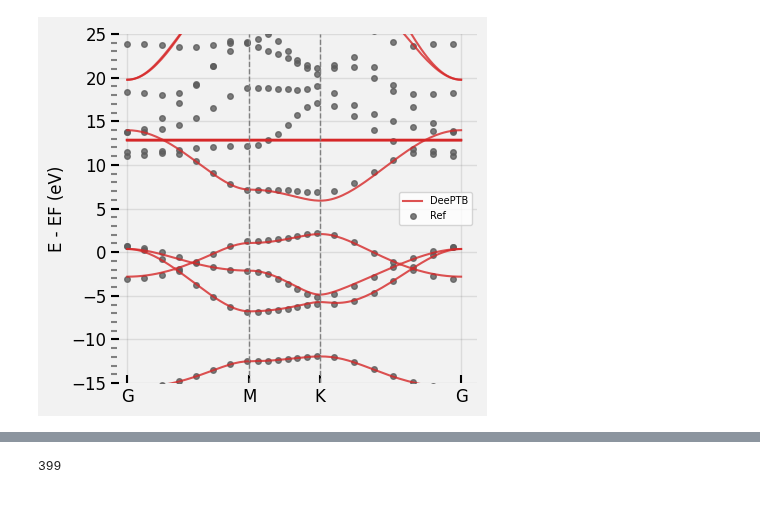
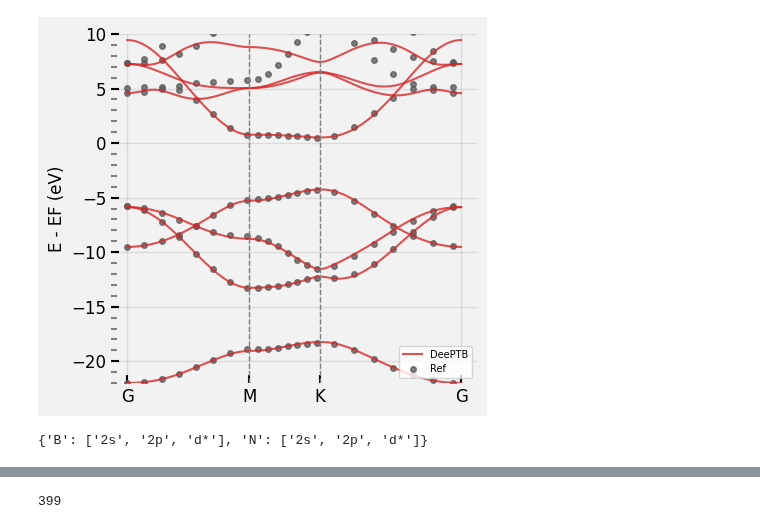
Before and after one commit to deepmodeling/DeePTB, a Jupyter notebook: examples/hBN_dftb/band_plot.ipynb, the cells around one changed output, grey strips where cells are left out. Cells and saved outputs as stored; diff of their text form; code cells hidden in the pictures.

Commit message:
📃 docs(dftb): Update hBN_dftb example with new data and input files

```diff
--- a/examples/hBN_dftb/band_plot.ipynb
+++ b/examples/hBN_dftb/band_plot.ipynb
@@ -17,22 +19,30 @@ import torch
 # %%
+from dptb.nn.build import build_model
+from dptb.utils.tools import j_loader
+from dptb.postprocess.bandstructure.band import Band
 
-model = build_model(checkpoint="./dfenv/checkpoint/mix.best.pth")
+
+model = build_model(checkpoint="./nnsk_eigvals/checkpoint/nnsk.ep500.pth")
 jdata = j_loader("./run/band.json")
 results_path = "./band_plot"
 kpath_kwargs = jdata["task_options"]
 stru_data = "./data/struct.vasp"
-AtomicData_options = {"r_max": 5.5,"er_max": 3.5, "oer_max":1.6, "pbc": True}
+AtomicData_options = {"r_max": 5.0,"er_max": 3.5, "oer_max":1.6, "pbc": True}
 
 bcal = Band(model=model,
             use_gui=False,
             results_path='./',
             device=model.device)
-bcal.get_bands(data=stru_data,
+eigenstatus = bcal.get_bands(data=stru_data,
                kpath_kwargs=kpath_kwargs,
                AtomicData_options=AtomicData_options)
 bcal.band_plot(ref_band = kpath_kwargs["ref_band"],
-               E_fermi = kpath_kwargs["E_fermi"],
-               emin = -15,
-               emax = 25)
+               E_fermi = -5,
+               emin = -22,
+               emax = 10)
 # %% [output]
-[figure, old version]
+[figure, new version]
+# %%
+model.basis
+# %% [output]
+{'B': ['2s', '2p', 'd*'], 'N': ['2s', '2p', 'd*']}
```
Also changed, not shown: parts of 8 cells of this notebook, 15 other files.
